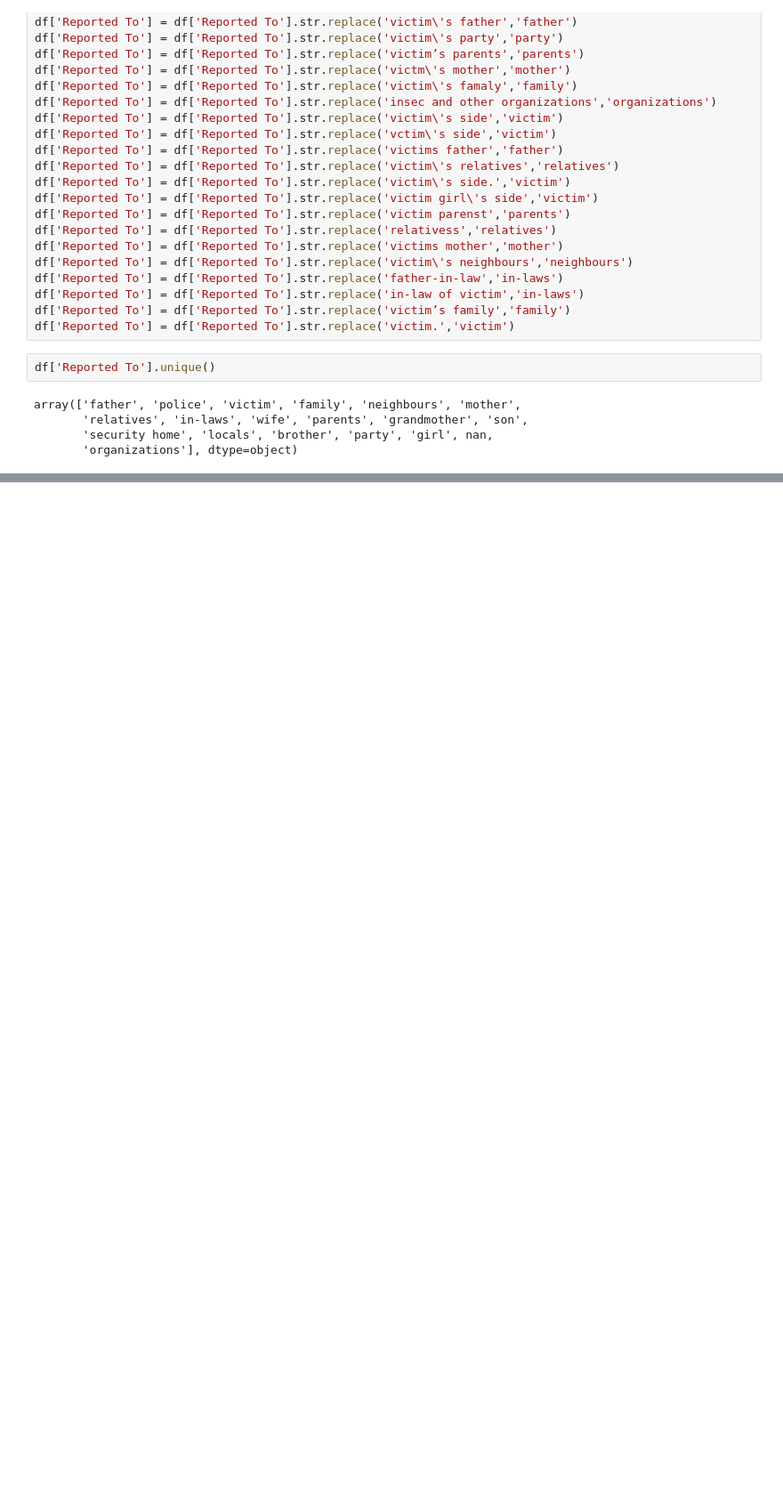
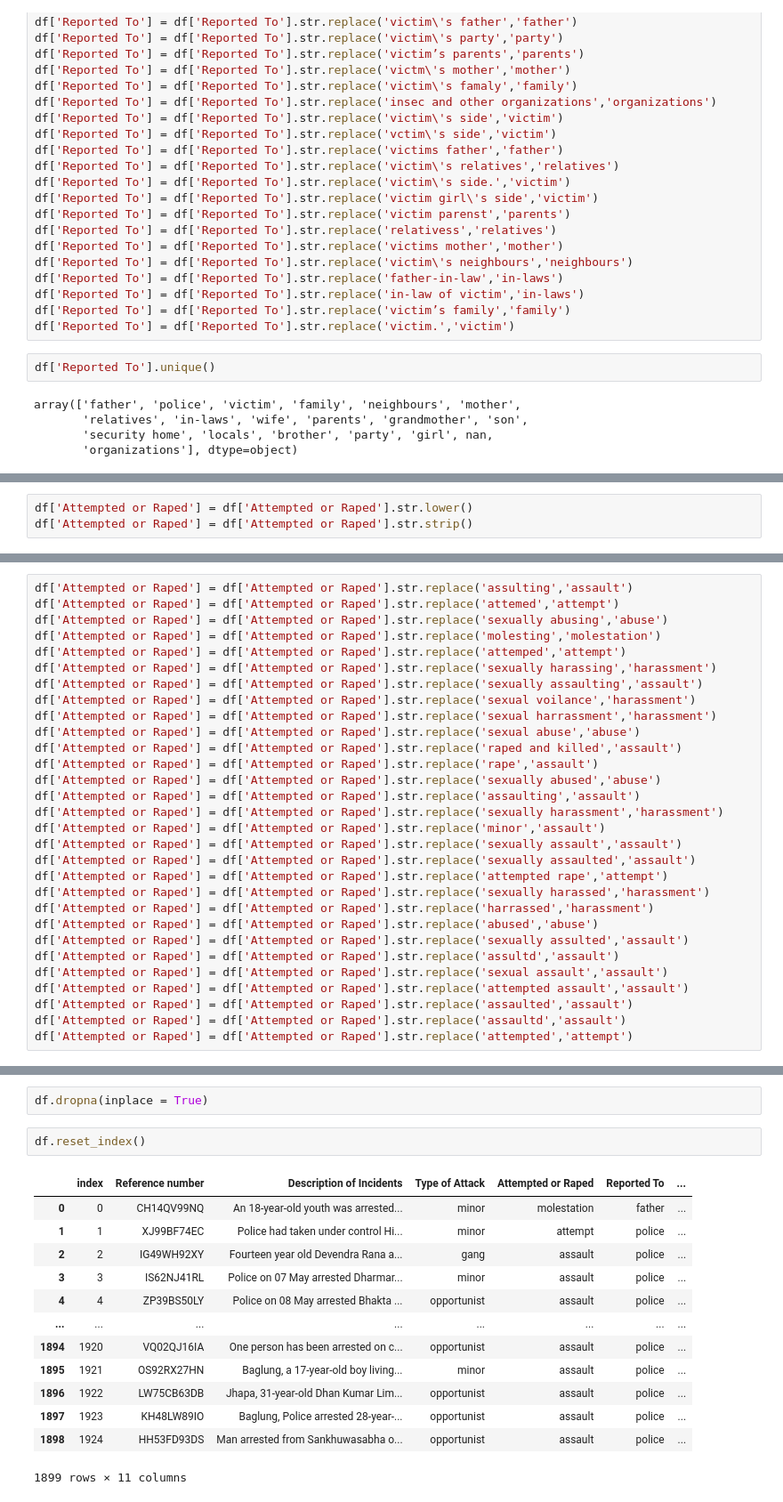
Before and after one commit to bses-codes/FightBack, a Jupyter notebook: Source.ipynb, the cells around one changed output, grey strips where cells are left out. Shown at 89% size. Cells and saved outputs as stored; diff of their text form; blank space fills up the shorter version.

```diff
--- a/Source.ipynb
+++ b/Source.ipynb
@@ -208,0 +226,3 @@ array(['father', 'police', 'victim', 'family', 'neighbours', 'mother',
+# %%
+df['Attempted or Raped'] = df['Attempted or Raped'].str.lower()
+df['Attempted or Raped'] = df['Attempted or Raped'].str.strip()
@@ -208,0 +245,30 @@ array(['father', 'police', 'victim', 'family', 'neighbours', 'mother',
+# %%
+df['Attempted or Raped'] = df['Attempted or Raped'].str.replace('assulting','assault')
+df['Attempted or Raped'] = df['Attempted or Raped'].str.replace('attemed','attempt')
+df['Attempted or Raped'] = df['Attempted or Raped'].str.replace('sexually abusing','abuse')
+df['Attempted or Raped'] = df['Attempted or Raped'].str.replace('molesting','molestation')
+df['Attempted or Raped'] = df['Attempted or Raped'].str.replace('attemped','attempt')
+df['Attempted or Raped'] = df['Attempted or Raped'].str.replace('sexually harassing','harassment')
+df['Attempted or Raped'] = df['Attempted or Raped'].str.replace('sexually assaulting','assault')
+df['Attempted or Raped'] = df['Attempted or Raped'].str.replace('sexual voilance','harassment')
+df['Attempted or Raped'] = df['Attempted or Raped'].str.replace('sexual harrassment','harassment')
+df['Attempted or Raped'] = df['Attempted or Raped'].str.replace('sexual abuse','abuse')
+df['Attempted or Raped'] = df['Attempted or Raped'].str.replace('raped and killed','assault')
+df['Attempted or Raped'] = df['Attempted or Raped'].str.replace('rape','assault')
+df['Attempted or Raped'] = df['Attempted or Raped'].str.replace('sexually abused','abuse')
+df['Attempted or Raped'] = df['Attempted or Raped'].str.replace('assaulting','assault')
+df['Attempted or Raped'] = df['Attempted or Raped'].str.replace('sexually harassment','harassment')
+df['Attempted or Raped'] = df['Attempted or Raped'].str.replace('minor','assault')
+df['Attempted or Raped'] = df['Attempted or Raped'].str.replace('sexually assault','assault')
+df['Attempted or Raped'] = df['Attempted or Raped'].str.replace('sexually assaulted','assault')
+df['Attempted or Raped'] = df['Attempted or Raped'].str.replace('attempted rape','attempt')
+df['Attempted or Raped'] = df['Attempted or Raped'].str.replace('sexually harassed','harassment')
+df['Attempted or Raped'] = df['Attempted or Raped'].str.replace('harrassed','harassment')
+df['Attempted or Raped'] = df['Attempted or Raped'].str.replace('abused','abuse')
+df['Attempted or Raped'] = df['Attempted or Raped'].str.replace('sexually assulted','assault')
+df['Attempted or Raped'] = df['Attempted or Raped'].str.replace('assultd','assault')
+df['Attempted or Raped'] = df['Attempted or Raped'].str.replace('sexual assault','assault')
+df['Attempted or Raped'] = df['Attempted or Raped'].str.replace('attempted assault','assault')
+df['Attempted or Raped'] = df['Attempted or Raped'].str.replace('assaulted','assault')
+df['Attempted or Raped'] = df['Attempted or Raped'].str.replace('assaultd','assault')
+df['Attempted or Raped'] = df['Attempted or Raped'].str.replace('attempted','attempt')
@@ -208,0 +296,18 @@ array(['father', 'police', 'victim', 'family', 'neighbours', 'mother',
+# %%
+df.dropna(inplace = True)
+# %%
+df.reset_index()
+# %% [output]
+|  | index | Reference number | Description of Incidents | Type of Attack | Attempted or Raped | Reported To | ... |
+| 0 | 0 | CH14QV99NQ | An 18-year-old youth was arrested... | minor | molestation | father | ... |
+| 1 | 1 | XJ99BF74EC | Police had taken under control Hi... | minor | attempt | police | ... |
+| 2 | 2 | IG49WH92XY | Fourteen year old Devendra Rana a... | gang | assault | police | ... |
+| 3 | 3 | IS62NJ41RL | Police on 07 May arrested Dharmar... | minor | assault | police | ... |
+| 4 | 4 | ZP39BS50LY | Police on 08 May arrested Bhakta ... | opportunist | assault | police | ... |
+| ... | ... | ... | ... | ... | ... | ... | ... |
+| 1894 | 1920 | VQ02QJ16IA | One person has been arrested on c... | opportunist | assault | police | ... |
+| 1895 | 1921 | OS92RX27HN | Baglung, a 17-year-old boy living... | minor | assault | police | ... |
+| 1896 | 1922 | LW75CB63DB | Jhapa, 31-year-old Dhan Kumar Lim... | opportunist | assault | police | ... |
+| 1897 | 1923 | KH48LW89IO | Baglung, Police arrested 28-year-... | opportunist | assault | police | ... |
+| 1898 | 1924 | HH53FD93DS | Man arrested from Sankhuwasabha o... | opportunist | assault | police | ... |
+1899 rows × 11 columns
```
Also changed, not shown: parts of 7 cells of this notebook, 1 other file.
